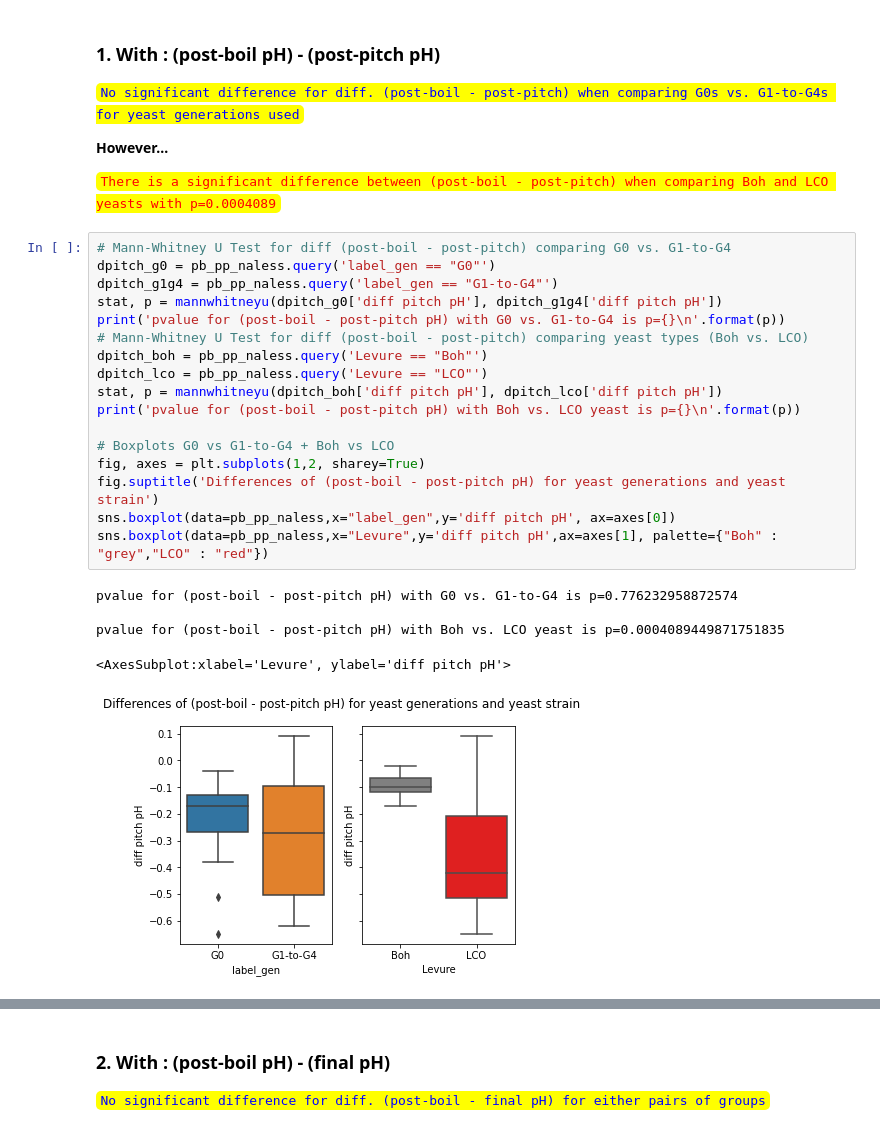
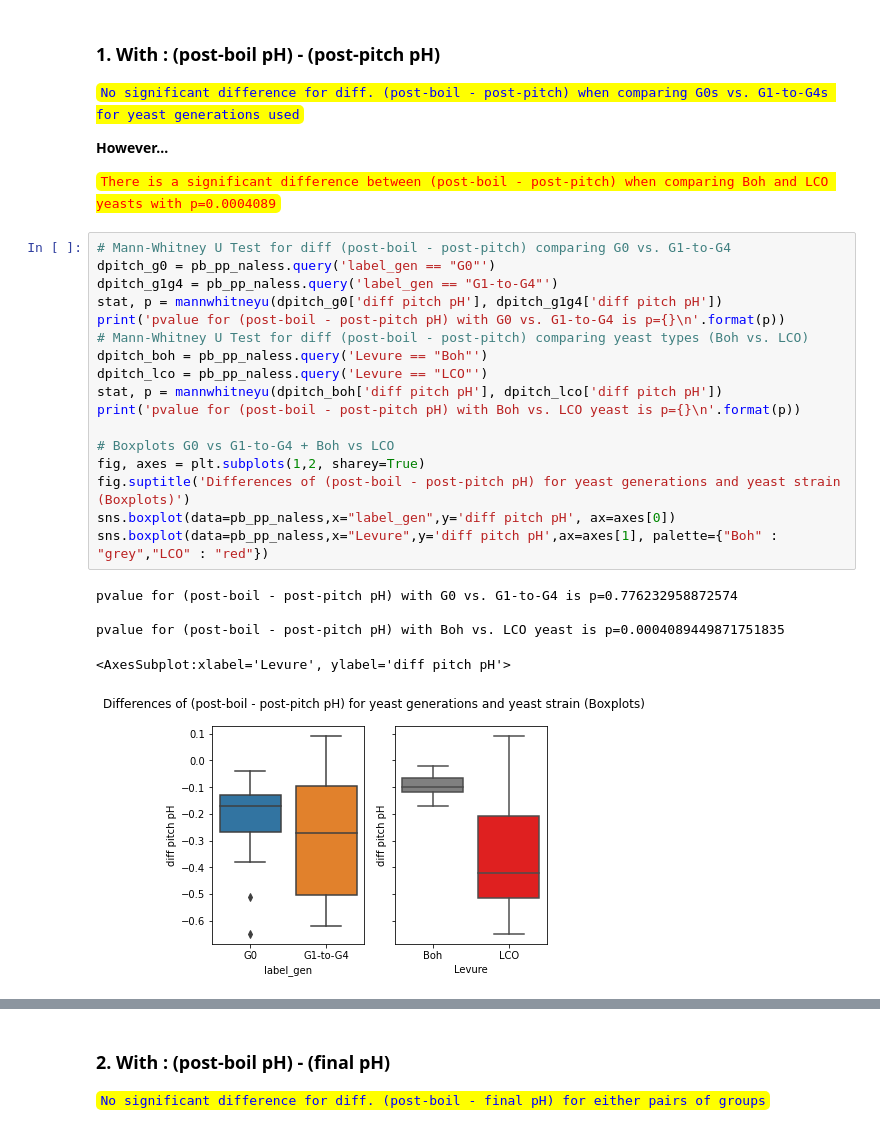
Before and after one commit to simlal/lager_ph_var, a Jupyter notebook: lager-ph-variation.ipynb, the cells around one changed output, grey strips where cells are left out. Drawn from its saved outputs; the diff is of its cells as text.

```diff
--- a/lager-ph-variation.ipynb
+++ b/lager-ph-variation.ipynb
@@ -333,23 +333,23 @@ pb_pp_naless.head()
 # %%
 # Mann-Whitney U Test for diff (post-boil - post-pitch) comparing G0 vs. G1-to-G4
 dpitch_g0 = pb_pp_naless.query('label_gen == "G0"')
 dpitch_g1g4 = pb_pp_naless.query('label_gen == "G1-to-G4"')
 stat, p = mannwhitneyu(dpitch_g0['diff pitch pH'], dpitch_g1g4['diff pitch pH'])
 print('pvalue for (post-boil - post-pitch pH) with G0 vs. G1-to-G4 is p={}\n'.format(p))
 # Mann-Whitney U Test for diff (post-boil - post-pitch) comparing yeast types (Boh vs. LCO)
 dpitch_boh = pb_pp_naless.query('Levure == "Boh"')
 dpitch_lco = pb_pp_naless.query('Levure == "LCO"')
 stat, p = mannwhitneyu(dpitch_boh['diff pitch pH'], dpitch_lco['diff pitch pH'])
 print('pvalue for (post-boil - post-pitch pH) with Boh vs. LCO yeast is p={}\n'.format(p))
 
 # Boxplots G0 vs G1-to-G4 + Boh vs LCO
 fig, axes = plt.subplots(1,2, sharey=True)
-fig.suptitle('Differences of (post-boil - post-pitch pH) for yeast generations and yeast strain')
+fig.suptitle('Differences of (post-boil - post-pitch pH) for yeast generations and yeast strain (Boxplots)')
 sns.boxplot(data=pb_pp_naless,x="label_gen",y='diff pitch pH', ax=axes[0])
 sns.boxplot(data=pb_pp_naless,x="Levure",y='diff pitch pH',ax=axes[1], palette={"Boh" : "grey","LCO" : "red"})
 # %% [output]
 pvalue for (post-boil - post-pitch pH) with G0 vs. G1-to-G4 is p=0.776232958872574
 
 pvalue for (post-boil - post-pitch pH) with Boh vs. LCO yeast is p=0.0004089449871751835
 <AxesSubplot:xlabel='Levure', ylabel='diff pitch pH'>
-[figure, old version]
+[figure, new version]
```
Also changed, not shown: parts of 4 cells of this notebook.
